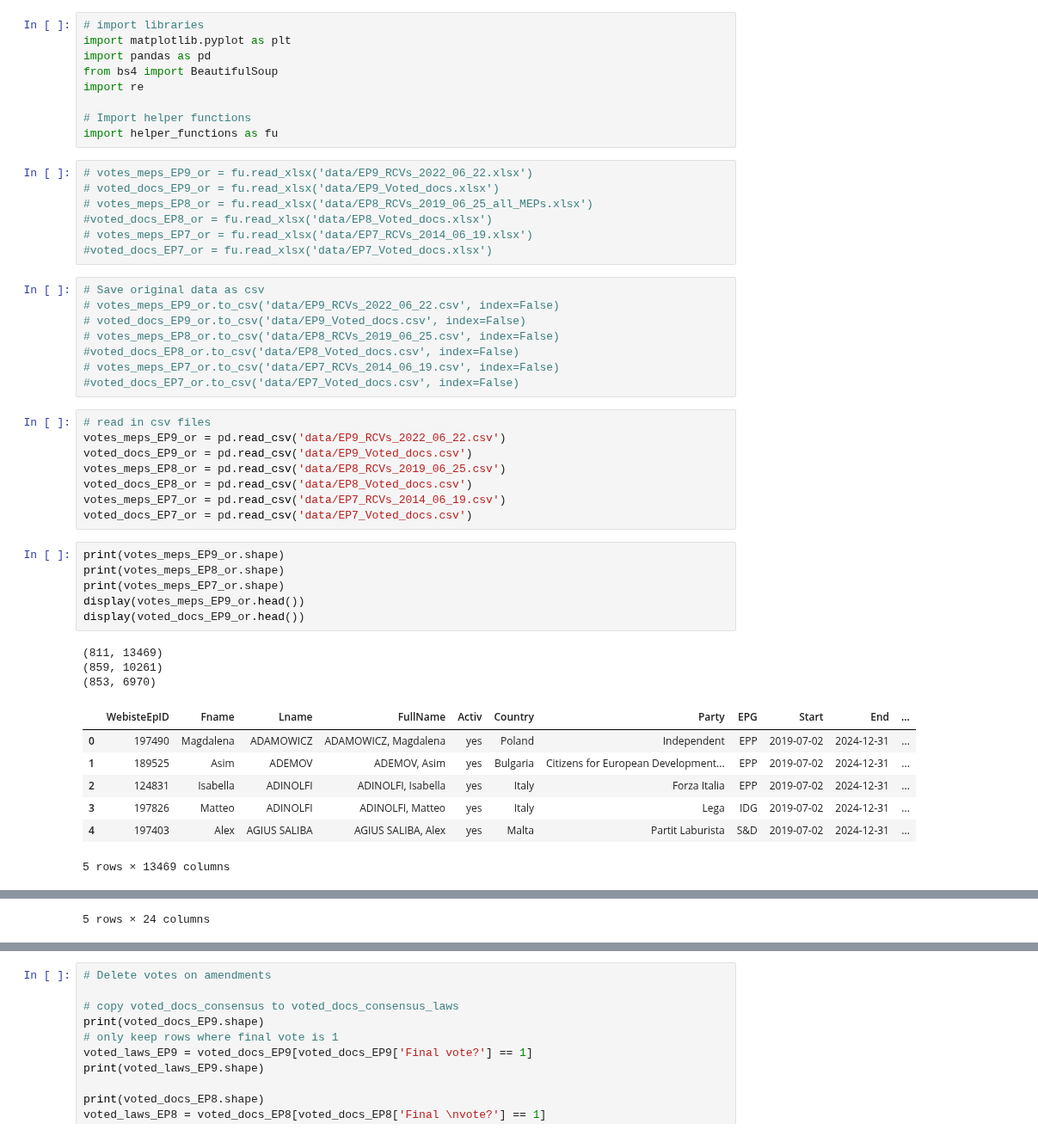
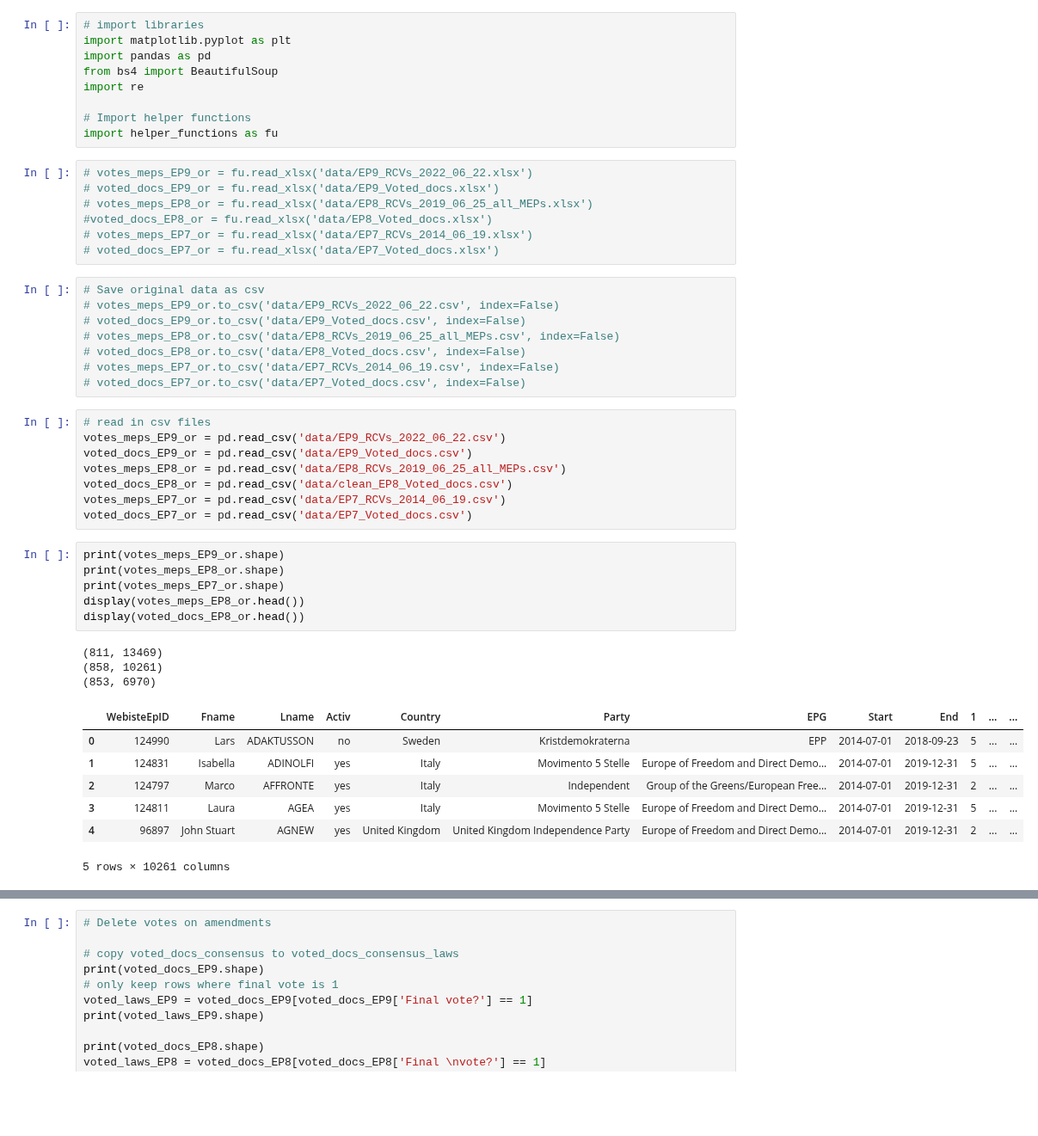
Before and after one commit to izu457/Thesis_Finetuning_GPT3.5_Political_Stance, a Jupyter notebook: EDA.ipynb, the cells around one changed output, grey strips where cells are left out. Shown at 86% size. Drawn from its saved outputs; the diff is of its cells as text; blank space fills up the shorter version.

```diff
--- a/EDA.ipynb
+++ b/EDA.ipynb
@@ -13,37 +13,37 @@ import helper_functions as fu
 # votes_meps_EP8_or = fu.read_xlsx('data/EP8_RCVs_2019_06_25_all_MEPs.xlsx')
 #voted_docs_EP8_or = fu.read_xlsx('data/EP8_Voted_docs.xlsx')
 # votes_meps_EP7_or = fu.read_xlsx('data/EP7_RCVs_2014_06_19.xlsx')
-#voted_docs_EP7_or = fu.read_xlsx('data/EP7_Voted_docs.xlsx')
+# voted_docs_EP7_or = fu.read_xlsx('data/EP7_Voted_docs.xlsx')
 # %%
 # Save original data as csv
 # votes_meps_EP9_or.to_csv('data/EP9_RCVs_2022_06_22.csv', index=False)
 # voted_docs_EP9_or.to_csv('data/EP9_Voted_docs.csv', index=False)
-# votes_meps_EP8_or.to_csv('data/EP8_RCVs_2019_06_25.csv', index=False)
-#voted_docs_EP8_or.to_csv('data/EP8_Voted_docs.csv', index=False)
+# votes_meps_EP8_or.to_csv('data/EP8_RCVs_2019_06_25_all_MEPs.csv', index=False)
+# voted_docs_EP8_or.to_csv('data/EP8_Voted_docs.csv', index=False)
 # votes_meps_EP7_or.to_csv('data/EP7_RCVs_2014_06_19.csv', index=False)
-#voted_docs_EP7_or.to_csv('data/EP7_Voted_docs.csv', index=False)
+# voted_docs_EP7_or.to_csv('data/EP7_Voted_docs.csv', index=False)
 # %%
 # read in csv files
 votes_meps_EP9_or = pd.read_csv('data/EP9_RCVs_2022_06_22.csv')
 voted_docs_EP9_or = pd.read_csv('data/EP9_Voted_docs.csv')
-votes_meps_EP8_or = pd.read_csv('data/EP8_RCVs_2019_06_25.csv')
-voted_docs_EP8_or = pd.read_csv('data/EP8_Voted_docs.csv')
+votes_meps_EP8_or = pd.read_csv('data/EP8_RCVs_2019_06_25_all_MEPs.csv')
+voted_docs_EP8_or = pd.read_csv('data/clean_EP8_Voted_docs.csv')
 votes_meps_EP7_or = pd.read_csv('data/EP7_RCVs_2014_06_19.csv')
 voted_docs_EP7_or = pd.read_csv('data/EP7_Voted_docs.csv')
 # %%
 print(votes_meps_EP9_or.shape)
 print(votes_meps_EP8_or.shape)
 print(votes_meps_EP7_or.shape)
-display(votes_meps_EP9_or.head())
-display(voted_docs_EP9_or.head())
+display(votes_meps_EP8_or.head())
+display(voted_docs_EP8_or.head())
 # %% [output]
 (811, 13469)
-(859, 10261)
+(858, 10261)
 (853, 6970)
-|  | WebisteEpID | Fname | Lname | FullName | Activ | Country | Party | EPG | Start | End | ... |
-| 0 | 197490 | Magdalena | ADAMOWICZ | ADAMOWICZ, Magdalena | yes | Poland | Independent | EPP | 2019-07-02 | 2024-12-31 | ... |
-| 1 | 189525 | Asim | ADEMOV | ADEMOV, Asim | yes | Bulgaria | Citizens for European Development... | EPP | 2019-07-02 | 2024-12-31 | ... |
-| 2 | 124831 | Isabella | ADINOLFI | ADINOLFI, Isabella | yes | Italy | Forza Italia | EPP | 2019-07-02 | 2024-12-31 | ... |
-| 3 | 197826 | Matteo | ADINOLFI | ADINOLFI, Matteo | yes | Italy | Lega | IDG | 2019-07-02 | 2024-12-31 | ... |
-| 4 | 197403 | Alex | AGIUS SALIBA | AGIUS SALIBA, Alex | yes | Malta | Partit Laburista | S&D | 2019-07-02 | 2024-12-31 | ... |
+|  | WebisteEpID | Fname | Lname | Activ | Country | Party | EPG | Start | End | 1 | ... | ... |
+| 0 | 124990 | Lars | ADAKTUSSON | no | Sweden | Kristdemokraterna | EPP | 2014-07-01 | 2018-09-23 | 5 | ... | ... |
+| 1 | 124831 | Isabella | ADINOLFI | yes | Italy | Movimento 5 Stelle | Europe of Freedom and Direct Demo... | 2014-07-01 | 2019-12-31 | 5 | ... | ... |
+| 2 | 124797 | Marco | AFFRONTE | yes | Italy | Independent | Group of the Greens/European Free... | 2014-07-01 | 2019-12-31 | 2 | ... | ... |
+| 3 | 124811 | Laura | AGEA | yes | Italy | Movimento 5 Stelle | Europe of Freedom and Direct Demo... | 2014-07-01 | 2019-12-31 | 5 | ... | ... |
+| 4 | 96897 | John Stuart | AGNEW | yes | United Kingdom | United Kingdom Independence Party | Europe of Freedom and Direct Demo... | 2014-07-01 | 2019-12-31 | 2 | ... | ... |
-5 rows × 13469 columns
+5 rows × 10261 columns
@@ -56,4 +56,3 @@ display(voted_docs_EP9_or.head())
-5 rows × 24 columns
 # %%
 # total number of votes 2014 to 2022
 total_votes_14to22 = voted_docs_EP9_or.shape[0] + voted_docs_EP8_or.shape[0] + voted_docs_EP7_or.shape[0]
```
Also changed, not shown: parts of 38 cells of this notebook, 2 other files.
